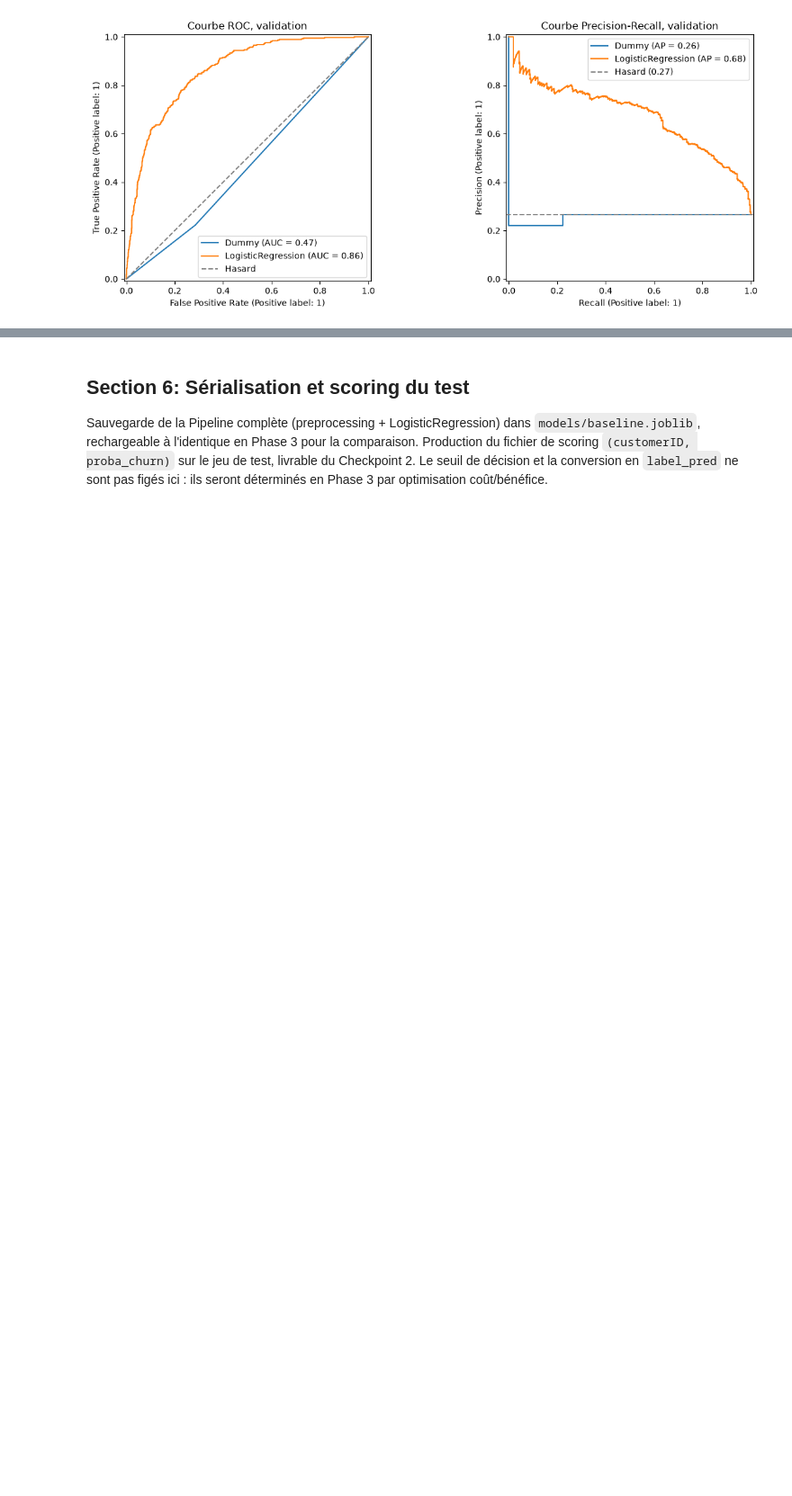
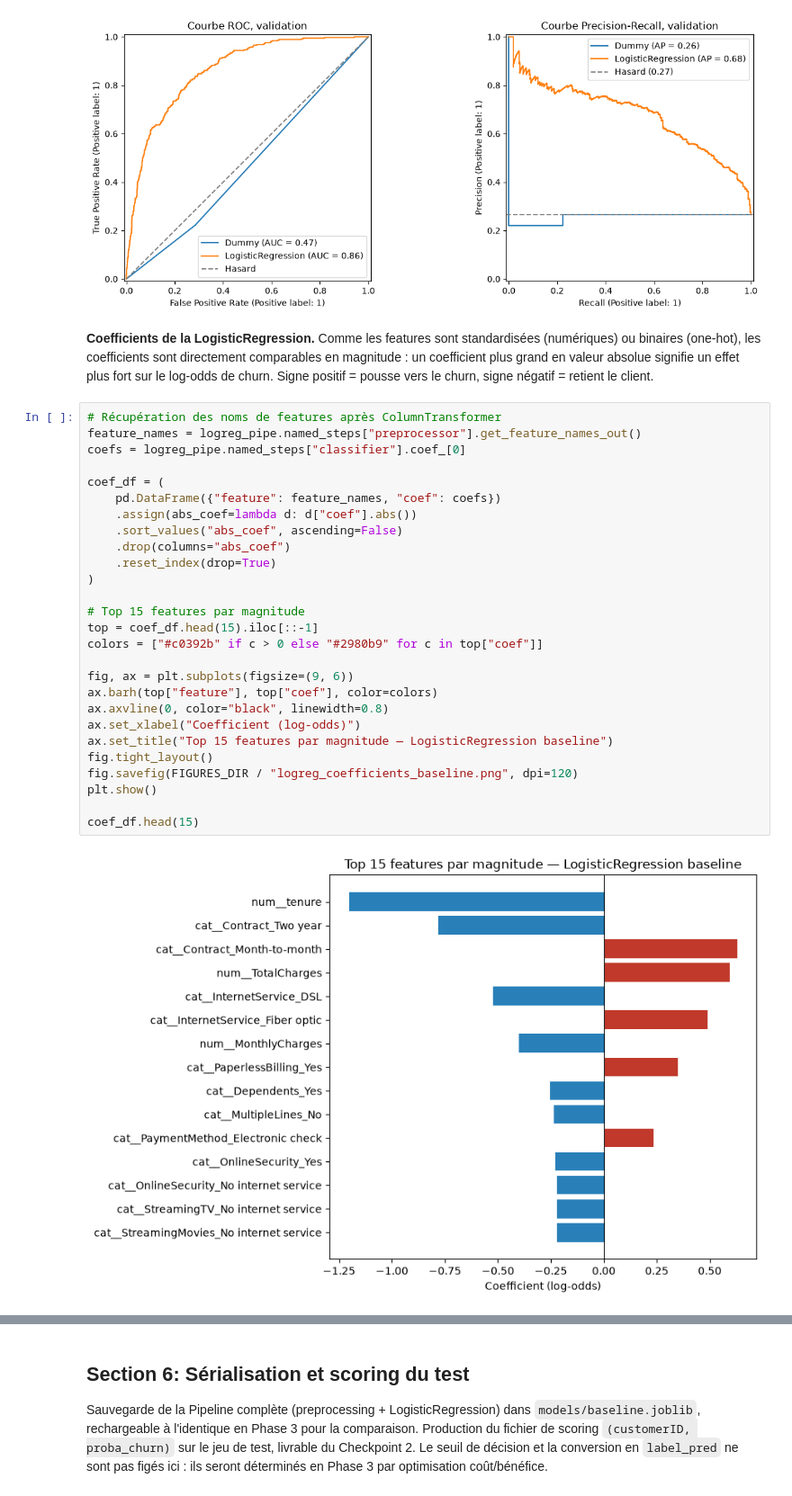
Before and after one commit to capristunt/telco-churn-scoring, a Jupyter notebook: notebooks/02_baseline_model.ipynb, the cells around one changed output, grey strips where cells are left out. Shown at 90% size. Cells and saved outputs as stored; diff of their text form; blank space fills up the shorter version.

Commit message:
feat(baseline): ajout de coefficients, lift chart, synthèse métier

```diff
--- a/notebooks/02_baseline_model.ipynb
+++ b/notebooks/02_baseline_model.ipynb
@@ -233,3 +234,38 @@ fig.savefig(FIGURES_DIR / "roc_pr_baseline_valid.png", dpi=120)
 plt.show()
 # %% [output]
 [figure]
+# %% [markdown]
+**Coefficients de la LogisticRegression.** Comme les features sont standardisées
+(numériques) ou binaires (one-hot), les coefficients sont directement
+comparables en magnitude : un coefficient plus grand en valeur absolue signifie
+un effet plus fort sur le log-odds de churn. Signe positif = pousse vers
+le churn, signe négatif = retient le client.
+# %%
+# Récupération des noms de features après ColumnTransformer
+feature_names = logreg_pipe.named_steps["preprocessor"].get_feature_names_out()
+coefs = logreg_pipe.named_steps["classifier"].coef_[0]
+
+coef_df = (
+    pd.DataFrame({"feature": feature_names, "coef": coefs})
+    .assign(abs_coef=lambda d: d["coef"].abs())
+    .sort_values("abs_coef", ascending=False)
+    .drop(columns="abs_coef")
+    .reset_index(drop=True)
+)
+
+# Top 15 features par magnitude
+top = coef_df.head(15).iloc[::-1]
+colors = ["#c0392b" if c > 0 else "#2980b9" for c in top["coef"]]
+
+fig, ax = plt.subplots(figsize=(9, 6))
+ax.barh(top["feature"], top["coef"], color=colors)
+ax.axvline(0, color="black", linewidth=0.8)
+ax.set_xlabel("Coefficient (log-odds)")
+ax.set_title("Top 15 features par magnitude — LogisticRegression baseline")
+fig.tight_layout()
+fig.savefig(FIGURES_DIR / "logreg_coefficients_baseline.png", dpi=120)
+plt.show()
+
+coef_df.head(15)
+# %% [output]
+[figure, added]
```
Also changed, not shown: parts of 6 cells of this notebook.
